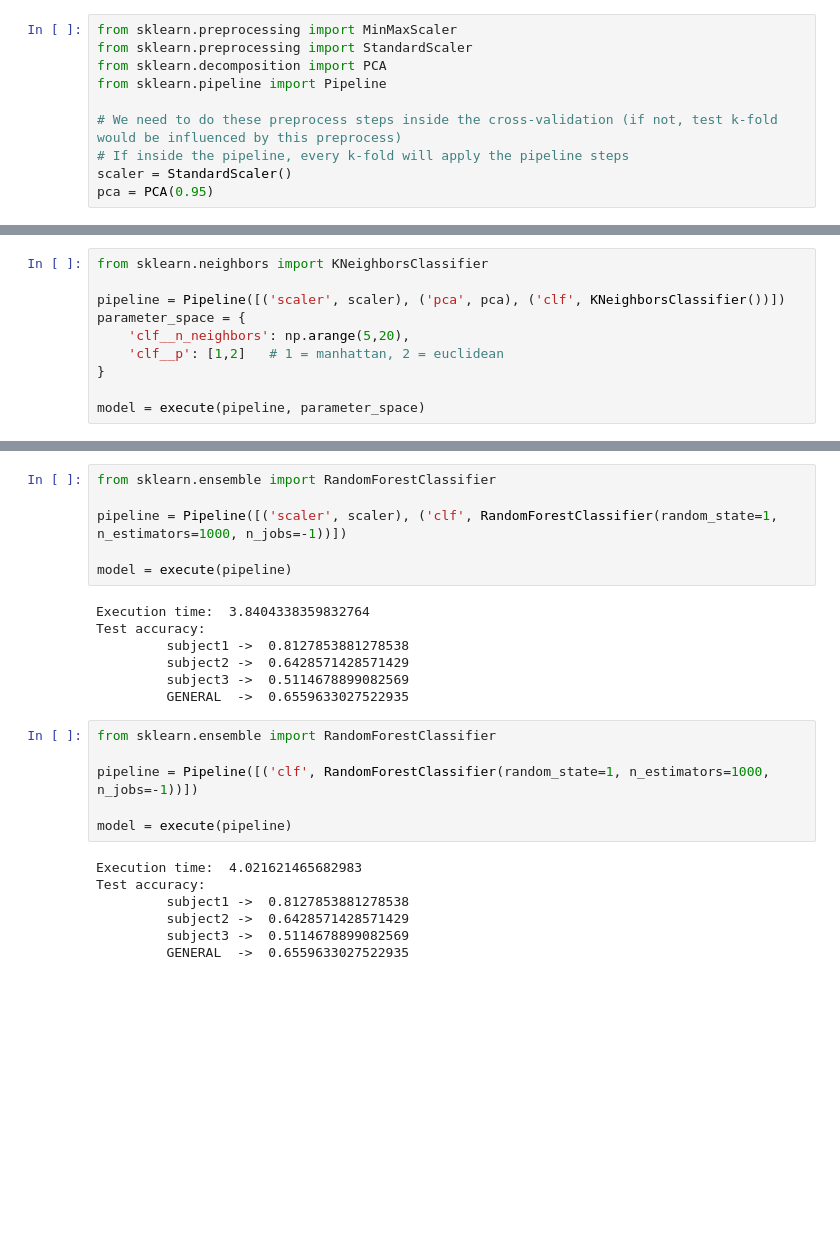
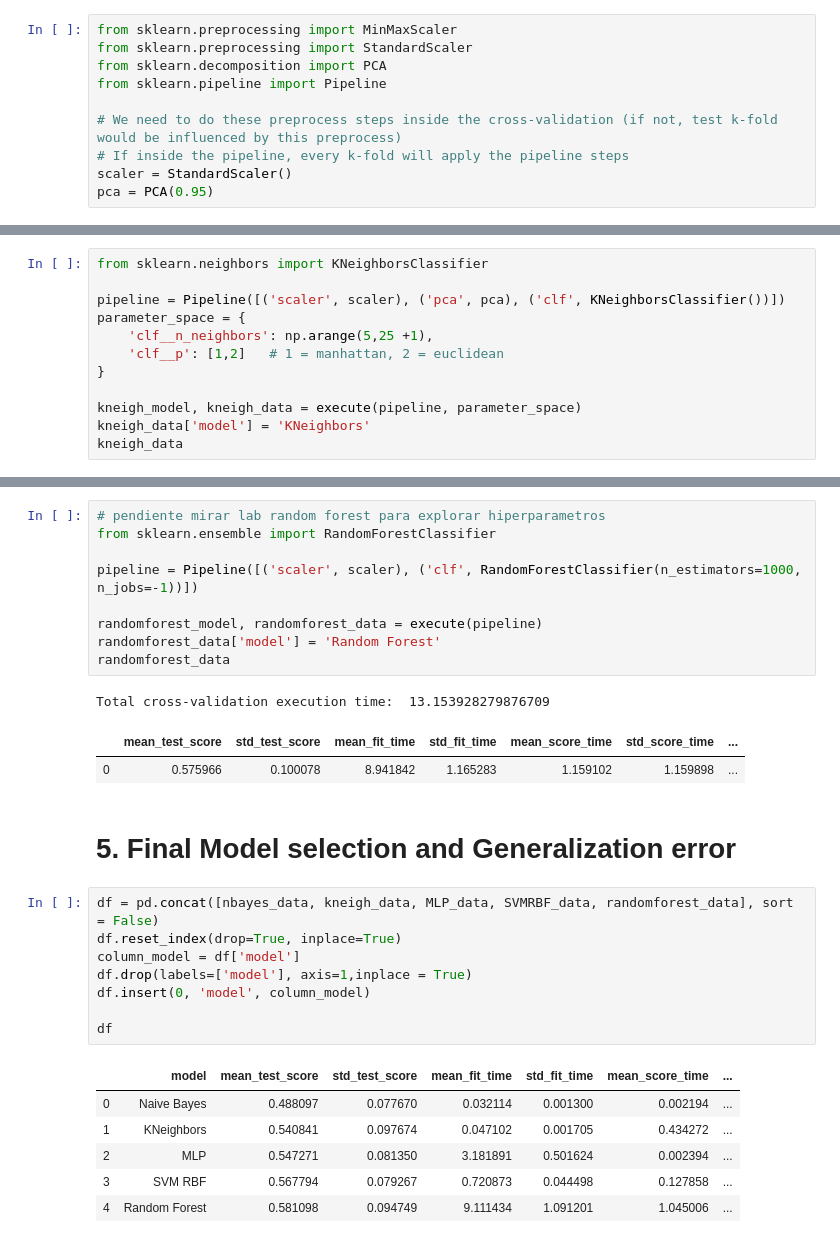
Before and after one commit to josebasierra/clasificacion-imagenes-mentales-APA, a Jupyter notebook: script.ipynb, the cells around one changed output, grey strips where cells are left out. Drawn from its saved outputs; the diff is of its cells as text; blank space fills up the shorter version.

```diff
--- a/script.ipynb
+++ b/script.ipynb
@@ -292,9 +332,11 @@ from sklearn.neighbors import KNeighborsClassifier
 
 pipeline = Pipeline([('scaler', scaler), ('pca', pca), ('clf', KNeighborsClassifier())])
 parameter_space = {
-    'clf__n_neighbors': np.arange(5,20),
+    'clf__n_neighbors': np.arange(5,25 +1),
     'clf__p': [1,2]   # 1 = manhattan, 2 = euclidean
 }
 
-model = execute(pipeline, parameter_space)
+kneigh_model, kneigh_data = execute(pipeline, parameter_space)
+kneigh_data['model'] = 'KNeighbors'
+kneigh_data
 # %% [output]
@@ -346,26 +381,30 @@ Test accuracy:
 # %%
+# pendiente mirar lab random forest para explorar hiperparametros
 from sklearn.ensemble import RandomForestClassifier
 
-pipeline = Pipeline([('scaler', scaler), ('clf', RandomForestClassifier(random_state=1, n_estimators=1000, n_jobs=-1))])
+pipeline = Pipeline([('scaler', scaler), ('clf', RandomForestClassifier(n_estimators=1000, n_jobs=-1))])
 
-model = execute(pipeline)
+randomforest_model, randomforest_data = execute(pipeline)
+randomforest_data['model'] = 'Random Forest'
+randomforest_data
 # %% [output]
-Execution time:  3.8404338359832764
-Test accuracy:
-         subject1 ->  0.8127853881278538
-         subject2 ->  0.6428571428571429
-         subject3 ->  0.5114678899082569
-         GENERAL  ->  0.6559633027522935
+Total cross-validation execution time:  13.153928279876709
+|  | mean_test_score | std_test_score | mean_fit_time | std_fit_time | mean_score_time | std_score_time | ... |
+| 0 | 0.575966 | 0.100078 | 8.941842 | 1.165283 | 1.159102 | 1.159898 | ... |
-# %%
-from sklearn.ensemble import RandomForestClassifier
-
-pipeline = Pipeline([('clf', RandomForestClassifier(random_state=1, n_estimators=1000, n_jobs=-1))])
-
-model = execute(pipeline)
-# %% [output]
-Execution time:  4.021621465682983
-Test accuracy:
-         subject1 ->  0.8127853881278538
-         subject2 ->  0.6428571428571429
-         subject3 ->  0.5114678899082569
-         GENERAL  ->  0.6559633027522935
+# %% [markdown]
+# 5. Final Model selection and Generalization error
+# %%
+df = pd.concat([nbayes_data, kneigh_data, MLP_data, SVMRBF_data, randomforest_data], sort = False)
+df.reset_index(drop=True, inplace=True)
+column_model = df['model']
+df.drop(labels=['model'], axis=1,inplace = True)
+df.insert(0, 'model', column_model)
+
+df
+# %% [output]
+|  | model | mean_test_score | std_test_score | mean_fit_time | std_fit_time | mean_score_time | ... |
+| 0 | Naive Bayes | 0.488097 | 0.077670 | 0.032114 | 0.001300 | 0.002194 | ... |
+| 1 | KNeighbors | 0.540841 | 0.097674 | 0.047102 | 0.001705 | 0.434272 | ... |
+| 2 | MLP | 0.547271 | 0.081350 | 3.181891 | 0.501624 | 0.002394 | ... |
+| 3 | SVM RBF | 0.567794 | 0.079267 | 0.720873 | 0.044498 | 0.127858 | ... |
+| 4 | Random Forest | 0.581098 | 0.094749 | 9.111434 | 1.091201 | 1.045006 | ... |
```
Also changed, not shown: parts of 15 cells of this notebook.
